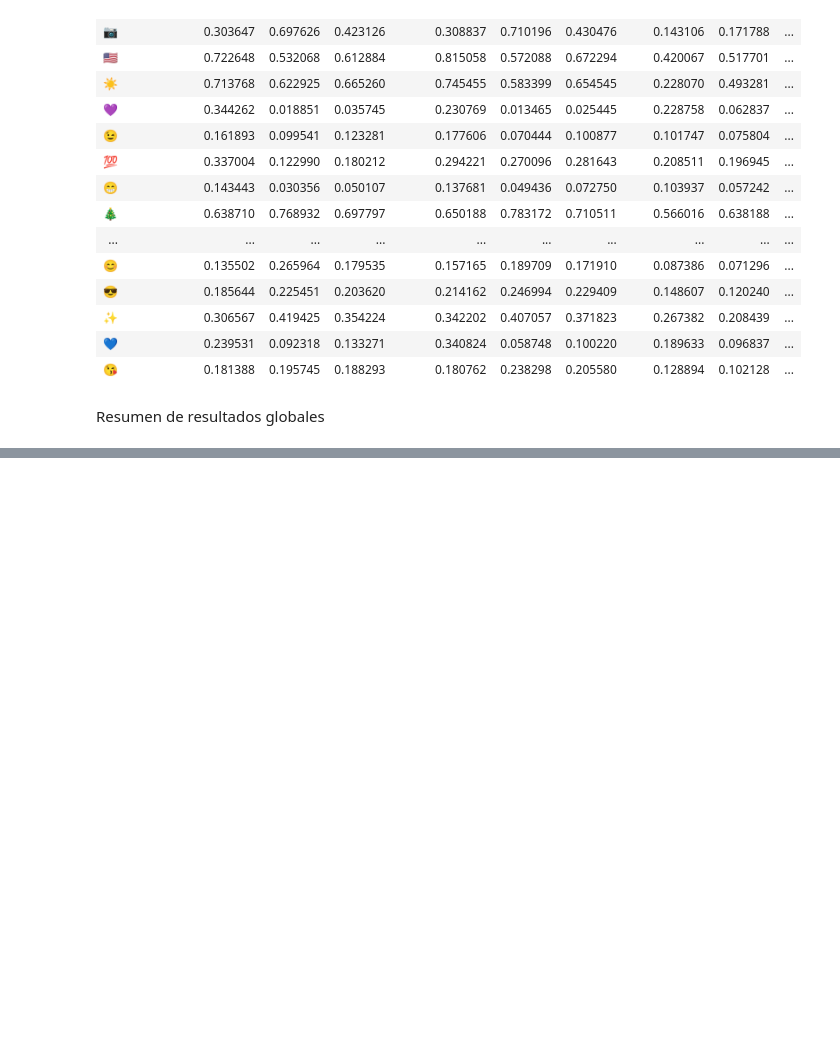
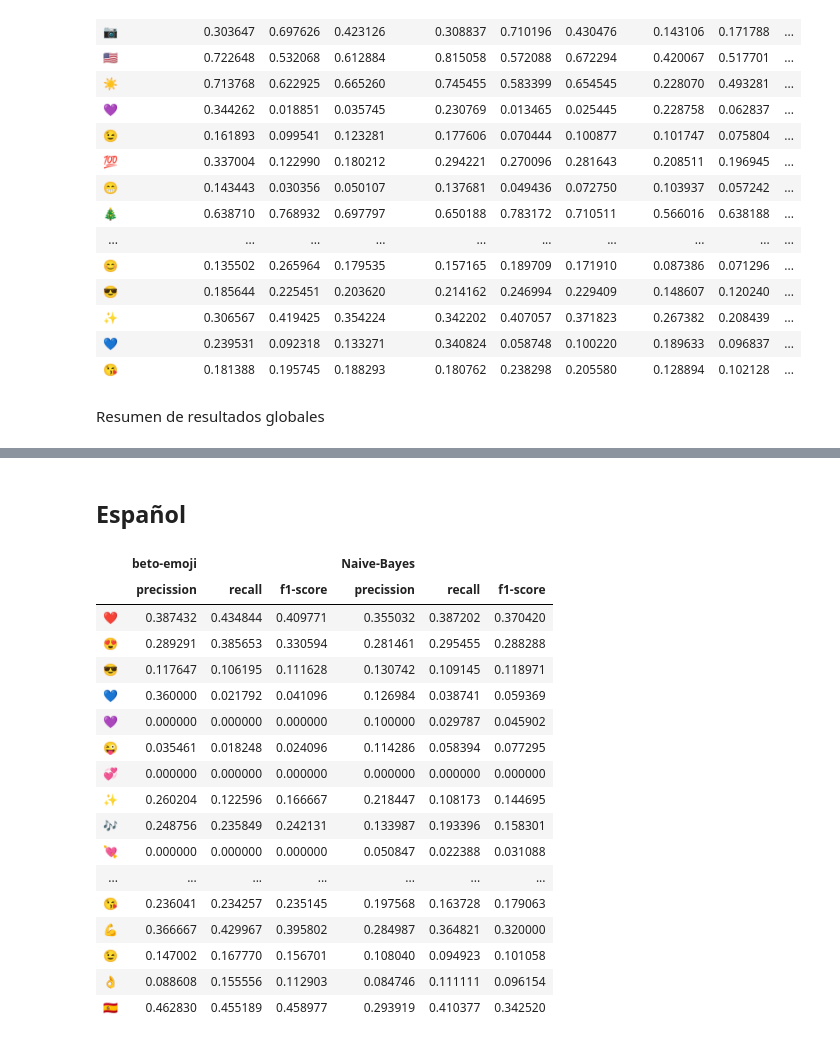
Before and after one commit to furrutiav/data-mining-2022, a Jupyter notebook: Hitos/H3/resumen_clasificadores.ipynb, the cells around one changed output, grey strips where cells are left out. Saved outputs shown, nothing was run; the diff lists cells and outputs as text; code cells hidden in the pictures; blank space fills up the shorter version.

Commit message:
add resumen clf español

```diff
--- a/Hitos/H3/resumen_clasificadores.ipynb
+++ b/Hitos/H3/resumen_clasificadores.ipynb
@@ -217,3 +216,65 @@ df_en_summary
 | twitter-roberta-base | 0.46024 | 0.315603 | 0.431739 | 0.367788 | 0.452797 | 0.331657 | 0.46024 |
 | bertweet-base | 0.48032 | 0.333912 | 0.456200 | 0.391118 | 0.486150 | 0.348414 | 0.48032 |
 | Naive-Bayes | 0.30642 | 0.226951 | 0.287651 | 0.237589 | 0.284859 | 0.235872 | 0.30642 |
+# %% [markdown]
+## Español
+# %%
+df_es_train = pickle.load(open(file_names["df_es_train"], "rb"))
+df_es_test = pickle.load(open(file_names["df_es_test"], "rb"))
+
+df_es_train['tokenized_text'] = df_es_train['text'].str.lower().apply(lambda x: " ".join(tt.tokenize(x)))
+df_es_test['tokenized_text'] = df_es_test['text'].str.lower().apply(lambda x: " ".join(tt.tokenize(x)))
+# %%
+best_min_df = 5
+best_alpha = 0.2
+
+vectorizer = CountVectorizer(min_df=best_min_df)
+X_train_bow_es = vectorizer.fit_transform(df_es_train["tokenized_text"])
+X_test_bow_es = vectorizer.transform(df_es_test["tokenized_text"])
+
+clf_es = MultinomialNB(alpha=best_alpha)
+clf_es.fit(X_train_bow_es, df_es_train["label"])
+
+y_pred_NB_es = clf_es.predict(X_test_bow_es)
+
+dict_NB_es = classification_report(df_es_test["label"], y_pred_NB_es, target_names=df_es_mapping["emoji"],output_dict=True)
+# %%
+with open('resultados_test/beto-emoji.pickle', 'rb') as handle:
+    list_pred = pickle.load(handle)
+    preds_beto = [str(i) for i in list_pred]
+
+dict_results = {}
+dict_results['beto-emoji'] = classification_report(df_es_test["label"], preds_beto, target_names=df_es_mapping["emoji"],output_dict=True)
+
+dict_results['Naive-Bayes'] = dict_NB_es
+# %%
+clfs_es = ['beto-emoji','Naive-Bayes']
+cols = pd.MultiIndex.from_product([clfs_es, ['precission', 'recall', 'f1-score']])
+
+df_es = pd.DataFrame(columns=cols)
+for lab in df_es_mapping["emoji"].values:
+  values = []
+  for m in clfs_es:
+    values += list(dict_results[m][lab].values())[:3]
+  df_es.loc[lab] = values
+
+df_es
+# %% [output]
+|  | beto-emoji |  |  | Naive-Bayes |  |  |
+|  | precission | recall | f1-score | precission | recall | f1-score |
+| ❤ | 0.387432 | 0.434844 | 0.409771 | 0.355032 | 0.387202 | 0.370420 |
+| 😍 | 0.289291 | 0.385653 | 0.330594 | 0.281461 | 0.295455 | 0.288288 |
+| 😎 | 0.117647 | 0.106195 | 0.111628 | 0.130742 | 0.109145 | 0.118971 |
+| 💙 | 0.360000 | 0.021792 | 0.041096 | 0.126984 | 0.038741 | 0.059369 |
+| 💜 | 0.000000 | 0.000000 | 0.000000 | 0.100000 | 0.029787 | 0.045902 |
+| 😜 | 0.035461 | 0.018248 | 0.024096 | 0.114286 | 0.058394 | 0.077295 |
+| 💞 | 0.000000 | 0.000000 | 0.000000 | 0.000000 | 0.000000 | 0.000000 |
+| ✨ | 0.260204 | 0.122596 | 0.166667 | 0.218447 | 0.108173 | 0.144695 |
+| 🎶 | 0.248756 | 0.235849 | 0.242131 | 0.133987 | 0.193396 | 0.158301 |
+| 💘 | 0.000000 | 0.000000 | 0.000000 | 0.050847 | 0.022388 | 0.031088 |
+| ... | ... | ... | ... | ... | ... | ... |
+| 😘 | 0.236041 | 0.234257 | 0.235145 | 0.197568 | 0.163728 | 0.179063 |
+| 💪 | 0.366667 | 0.429967 | 0.395802 | 0.284987 | 0.364821 | 0.320000 |
+| 😉 | 0.147002 | 0.167770 | 0.156701 | 0.108040 | 0.094923 | 0.101058 |
+| 👌 | 0.088608 | 0.155556 | 0.112903 | 0.084746 | 0.111111 | 0.096154 |
+| 🇪🇸 | 0.462830 | 0.455189 | 0.458977 | 0.293919 | 0.410377 | 0.342520 |
```
Also changed, not shown: parts of 4 cells of this notebook.
